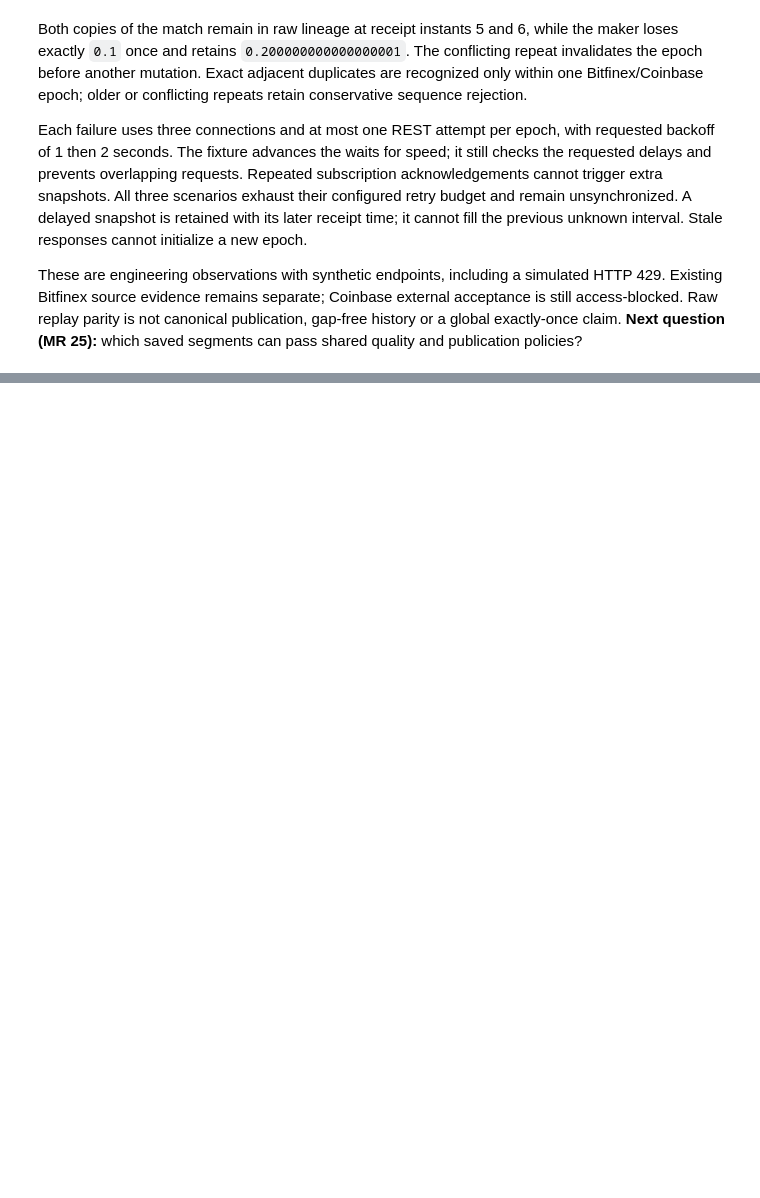
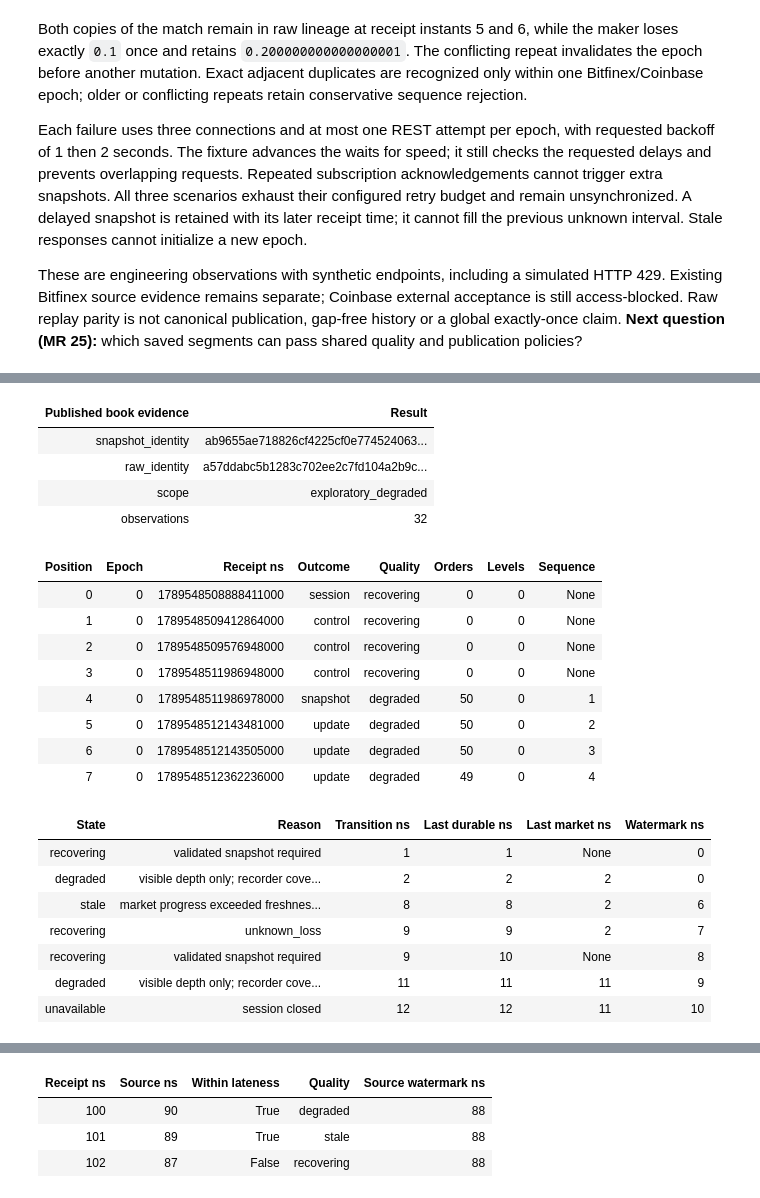
Before and after one commit to lixuanguang/alpha-research-lab-private, a Jupyter notebook: examples/research-foundations.ipynb, the cells around one changed output, grey strips where cells are left out. Drawn from its saved outputs; the diff is of its cells as text; code cells hidden in the pictures; blank space fills up the shorter version.

Commit message:
MR 25: publish verified book snapshots with acceptance evidence

```diff
--- a/examples/research-foundations.ipynb
+++ b/examples/research-foundations.ipynb
@@ -2305,0 +2324,74 @@ saved segments can pass shared quality and publication policies?
+# %%
+book_script = local / "book_consumer.py"
+shutil.copyfile(root / "tests/fixtures/mr25/book_consumer.py", book_script)
+book_run = local / "book-consumer"
+book_process = subprocess.run(
+    [sys.executable, "-I", str(book_script), str(bitfinex_directory), str(book_run)],
+    cwd=local,
+    capture_output=True,
+    text=True,
+    check=False,
+    timeout=60,
+)
+assert book_process.returncode == 0, (book_process.stdout, book_process.stderr)
+book_result = json.loads((book_run / "result.json").read_text())
+assert Path(book_result["installed_package"]).parent == installed
+NotebookDisplay.show_table(
+    ("Published book evidence", "Result"),
+    [
+        (key, book_result[key])
+        for key in ("snapshot_identity", "raw_identity", "scope", "observations")
+    ],
+)
+NotebookDisplay.show_table(
+    ("Position", "Epoch", "Receipt ns", "Outcome", "Quality", "Orders", "Levels", "Sequence"),
+    [tuple(row.values()) for row in book_result["boundaries"]],
+)
+NotebookDisplay.show_table(
+    ("State", "Reason", "Transition ns", "Last durable ns", "Last market ns", "Watermark ns"),
+    [
+        tuple(
+            row[key]
+            for key in (
+                "status",
+                "reason",
+                "transition_ns",
+                "last_durable_ns",
+                "last_market_ns",
+                "watermark_ns",
+            )
+        )
+        for row in book_result["transitions"]
+    ],
+)
+NotebookDisplay.show_table(("Required refusal",), [(reason,) for reason in book_result["refusals"]])
+NotebookDisplay.show_table(
+    ("Receipt ns", "Source ns", "Within lateness", "Quality", "Source watermark ns"),
+    [tuple(row.values()) for row in book_result["lateness"]],
+)
+NotebookDisplay.show_table(
+    ("Depth rule", "Observed result"), list(book_result["depth_rules"].items())
+)
+# %% [output]
+| Published book evidence | Result |
+| snapshot_identity | ab9655ae718826cf4225cf0e774524063... |
+| raw_identity | a57ddabc5b1283c702ee2c7fd104a2b9c... |
+| scope | exploratory_degraded |
+| observations | 32 |
+| Position | Epoch | Receipt ns | Outcome | Quality | Orders | Levels | Sequence |
+| 0 | 0 | 1789548508888411000 | session | recovering | 0 | 0 | None |
+| 1 | 0 | 1789548509412864000 | control | recovering | 0 | 0 | None |
+| 2 | 0 | 1789548509576948000 | control | recovering | 0 | 0 | None |
+| 3 | 0 | 1789548511986948000 | control | recovering | 0 | 0 | None |
+| 4 | 0 | 1789548511986978000 | snapshot | degraded | 50 | 0 | 1 |
+| 5 | 0 | 1789548512143481000 | update | degraded | 50 | 0 | 2 |
+| 6 | 0 | 1789548512143505000 | update | degraded | 50 | 0 | 3 |
+| 7 | 0 | 1789548512362236000 | update | degraded | 49 | 0 | 4 |
+| State | Reason | Transition ns | Last durable ns | Last market ns | Watermark ns |
+| recovering | validated snapshot required | 1 | 1 | None | 0 |
+| degraded | visible depth only; recorder cove... | 2 | 2 | 2 | 0 |
+| stale | market progress exceeded freshnes... | 8 | 8 | 2 | 6 |
+| recovering | unknown_loss | 9 | 9 | 2 | 7 |
+| recovering | validated snapshot required | 9 | 10 | None | 8 |
+| degraded | visible depth only; recorder cove... | 11 | 11 | 11 | 9 |
+| unavailable | session closed | 12 | 12 | 11 | 10 |
@@ -2305,0 +2408,4 @@ saved segments can pass shared quality and publication policies?
+| Receipt ns | Source ns | Within lateness | Quality | Source watermark ns |
+| 100 | 90 | True | degraded | 88 |
+| 101 | 89 | True | stale | 88 |
+| 102 | 87 | False | recovering | 88 |
```
Also changed, not shown: parts of 19 cells of this notebook, 13 other files.
